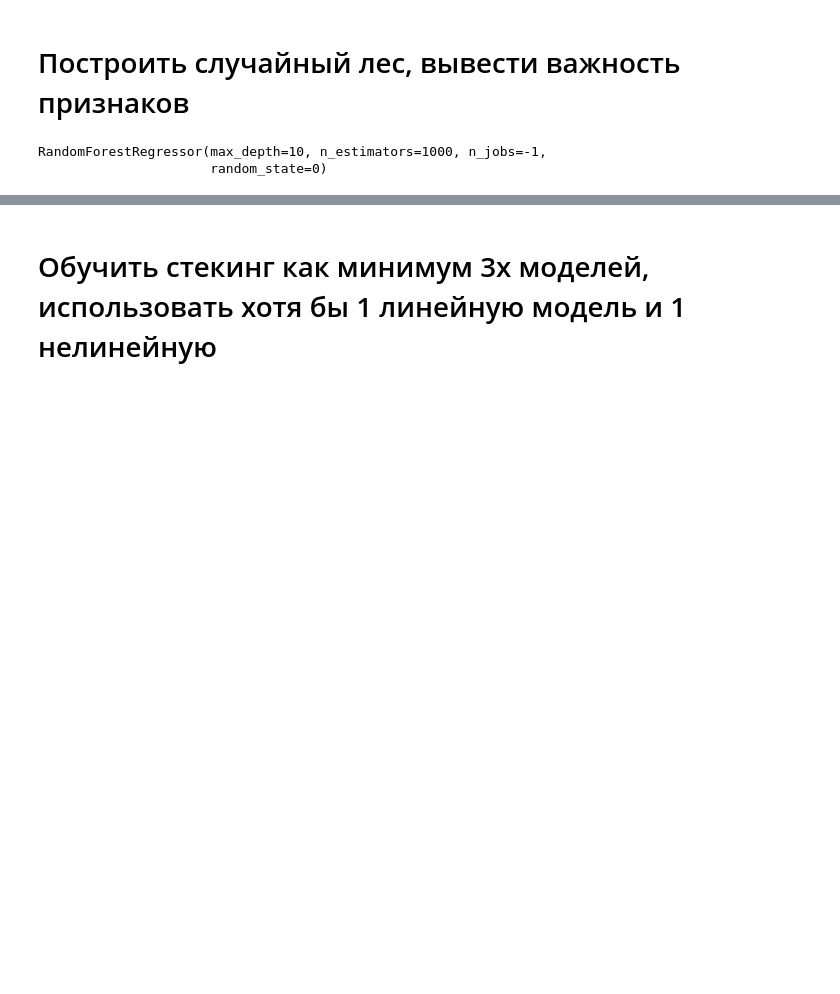
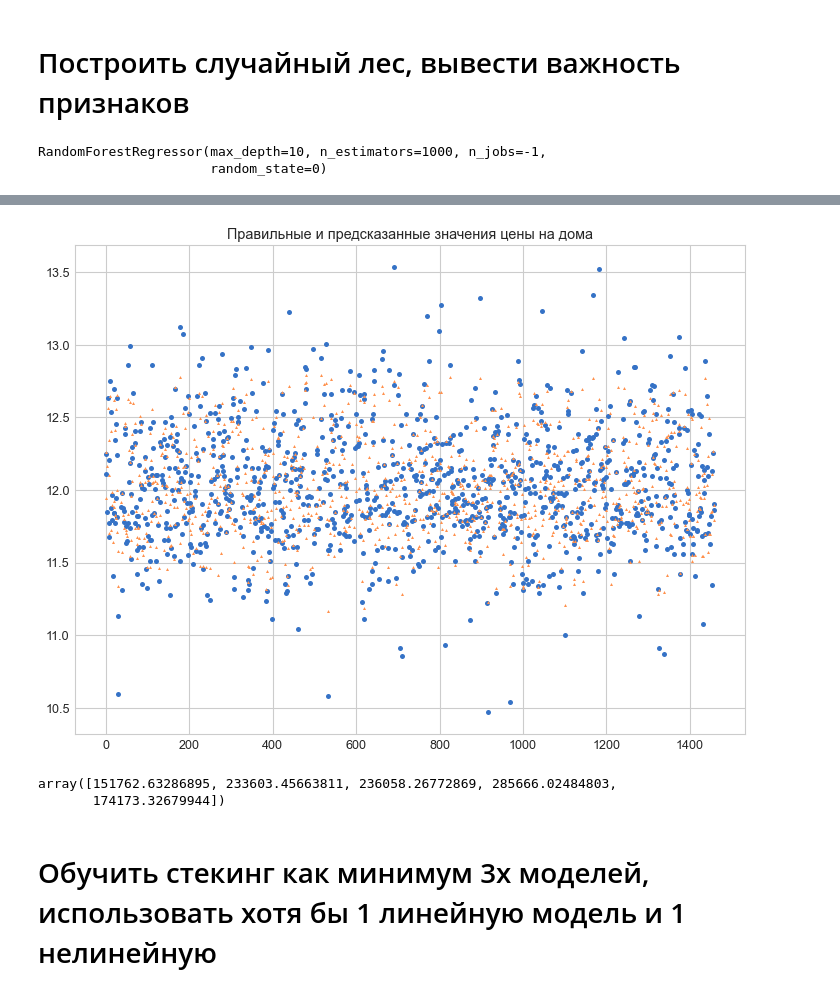
Before and after one commit to HeliosBI/AMLHW5, a Jupyter notebook: HW5.ipynb, the cells around one changed output, grey strips where cells are left out. Saved outputs shown, nothing was run; the diff lists cells and outputs as text; code cells hidden in the pictures; blank space fills up the shorter version.

```diff
--- a/HW5.ipynb
+++ b/HW5.ipynb
@@ -134,2 +141,15 @@ MAE:     20527.07
+# %%
+plt.plot(y_test.index, y_test, 'o', markersize = 5)
+plt.plot(y_test.index, predictions, 'y^', markersize = 3)
+plt.title('Правильные и предсказанные значения цены на дома')
+plt.show()
+# %% [output]
+[figure, added]
+# %%
+rescale_predict = np.exp(predictions)
+rescale_predict[:5]
+# %% [output]
+array([151762.63286895, 233603.45663811, 236058.26772869, 285666.02484803,
+       174173.32679944])
 # %% [markdown]
 # Обучить стекинг как минимум 3х моделей, использовать хотя бы 1 линейную модель и 1 нелинейную
```
Also changed, not shown: parts of 15 cells of this notebook.
